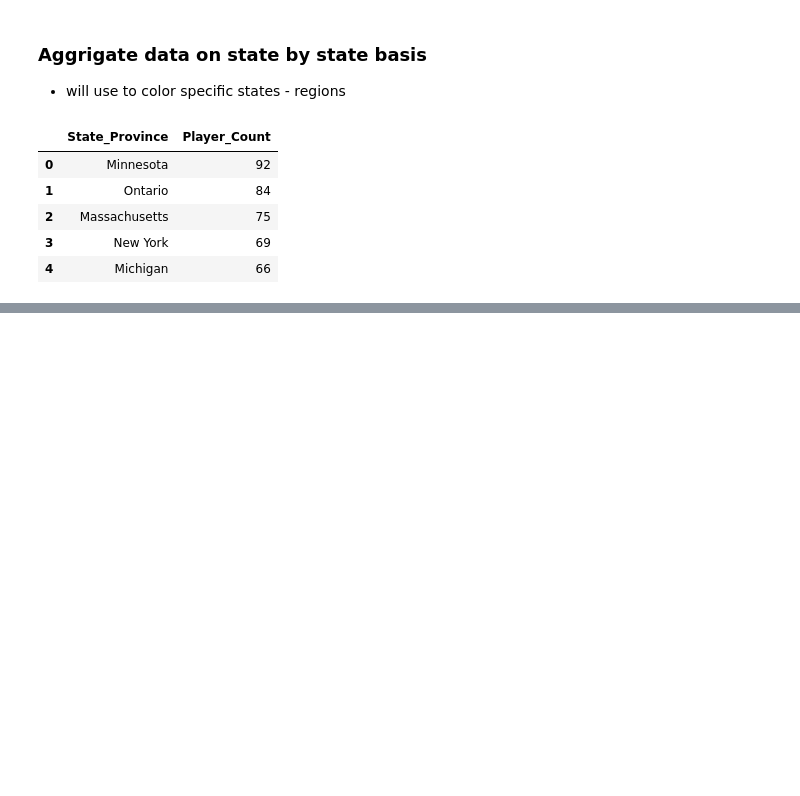
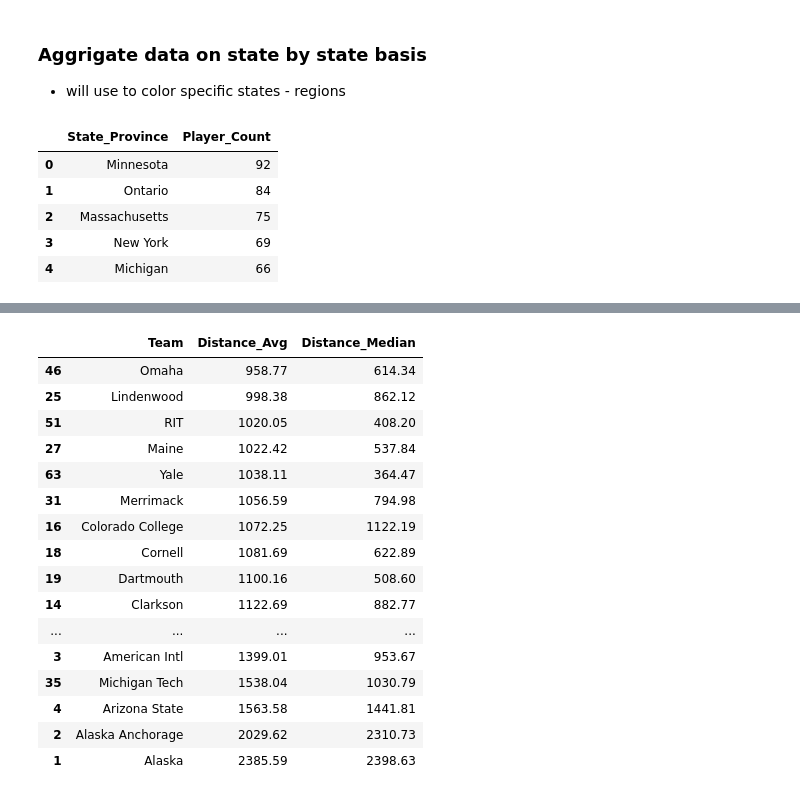
Before and after one commit to JSmith1826/college_hockey_2425, a Jupyter notebook: workbook/players_by_location.ipynb, the cells around one changed output, grey strips where cells are left out. Drawn from its saved outputs; the diff is of its cells as text; code cells hidden in the pictures; blank space fills up the shorter version.

```diff
--- a/workbook/players_by_location.ipynb
+++ b/workbook/players_by_location.ipynb
@@ -1159,0 +661,45 @@ gdf_states.head()
+# %%
+merged_df.head()
+# merged_df.info()
+
+# Calculate the distance between the player's hometown and their home rink
+merged_df['Distance'] = merged_df.apply(
+    lambda row: geodesic((row['Latitude'], row['Longitude']), (row['Rink_Lat'], row['Rink_Long'])).miles, axis=1
+)
+
+# Calculate the average distance for each team
+team_avg_distance = merged_df.groupby('Team')['Distance'].mean().reset_index()
+
+# Calculate the median distance for each team
+team_median_distance = merged_df.groupby('Team')['Distance'].median().reset_index()
+
+# Combine the average and median distances into a single DataFrame
+team_avg_distance = team_avg_distance.merge(team_median_distance, on='Team', suffixes=('_Avg', '_Median'))
+
+# Sort by average distance in ascending order
+team_avg_distance = team_avg_distance.sort_values(by='Distance_Avg')
+
+# Round to two decimal places for better readability
+team_avg_distance = team_avg_distance.round(2)
+
+# Display the average and median distances for each team
+team_avg_distance.head(10)
+team_avg_distance.tail(20)
+# %% [output]
+|  | Team | Distance_Avg | Distance_Median |
+| 46 | Omaha | 958.77 | 614.34 |
+| 25 | Lindenwood | 998.38 | 862.12 |
+| 51 | RIT | 1020.05 | 408.20 |
+| 27 | Maine | 1022.42 | 537.84 |
+| 63 | Yale | 1038.11 | 364.47 |
+| 31 | Merrimack | 1056.59 | 794.98 |
+| 16 | Colorado College | 1072.25 | 1122.19 |
+| 18 | Cornell | 1081.69 | 622.89 |
+| 19 | Dartmouth | 1100.16 | 508.60 |
+| 14 | Clarkson | 1122.69 | 882.77 |
+| ... | ... | ... | ... |
+| 3 | American Intl | 1399.01 | 953.67 |
+| 35 | Michigan Tech | 1538.04 | 1030.79 |
+| 4 | Arizona State | 1563.58 | 1441.81 |
+| 2 | Alaska Anchorage | 2029.62 | 2310.73 |
+| 1 | Alaska | 2385.59 | 2398.63 |
```
Also changed, not shown: parts of 9 cells of this notebook.
